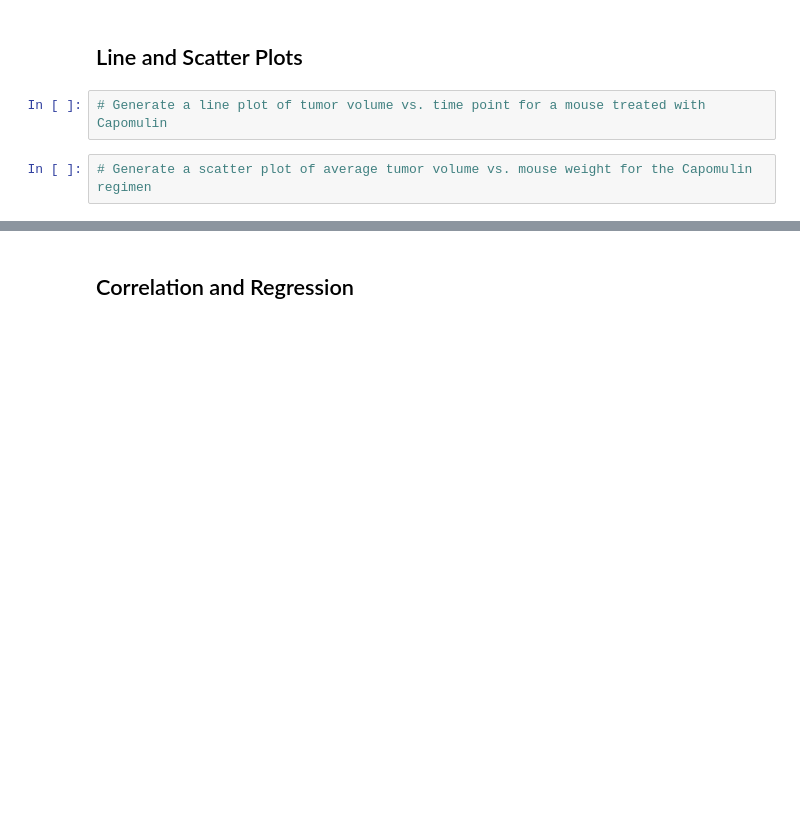
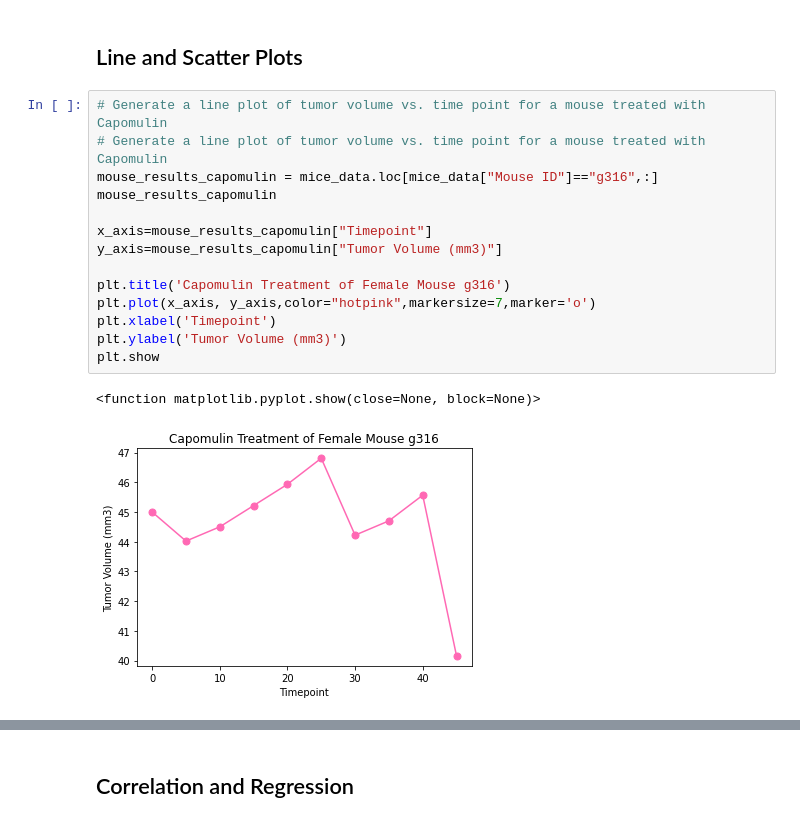
Before and after one commit to malejandrasalgado/Matplotib-challenge, a Jupyter notebook: Pymaceuticals/pymaceuticals_starter.ipynb, the cells around one changed output, grey strips where cells are left out. Cells and saved outputs as stored; diff of their text form; blank space fills up the shorter version.

```diff
--- a/Pymaceuticals/pymaceuticals_starter.ipynb
+++ b/Pymaceuticals/pymaceuticals_starter.ipynb
@@ -223,7 +244,20 @@ plt.show()
 # Generate a box plot of the final tumor volume of each mouse across four regimens of interest
 # %% [markdown]
 ## Line and Scatter Plots
-# %%
-# Generate a line plot of tumor volume vs. time point for a mouse treated with Capomulin
-# %%
-# Generate a scatter plot of average tumor volume vs. mouse weight for the Capomulin regimen
+# %%
+# Generate a line plot of tumor volume vs. time point for a mouse treated with Capomulin
+# Generate a line plot of tumor volume vs. time point for a mouse treated with Capomulin
+mouse_results_capomulin = mice_data.loc[mice_data["Mouse ID"]=="g316",:]
+mouse_results_capomulin
+
+x_axis=mouse_results_capomulin["Timepoint"]
+y_axis=mouse_results_capomulin["Tumor Volume (mm3)"]
+
+plt.title('Capomulin Treatment of Female Mouse g316')
+plt.plot(x_axis, y_axis,color="hotpink",markersize=7,marker='o')
+plt.xlabel('Timepoint')
+plt.ylabel('Tumor Volume (mm3)')
+plt.show
+# %% [output]
+<function matplotlib.pyplot.show(close=None, block=None)>
+[figure, added]
```
Also changed, not shown: parts of 7 cells of this notebook.
